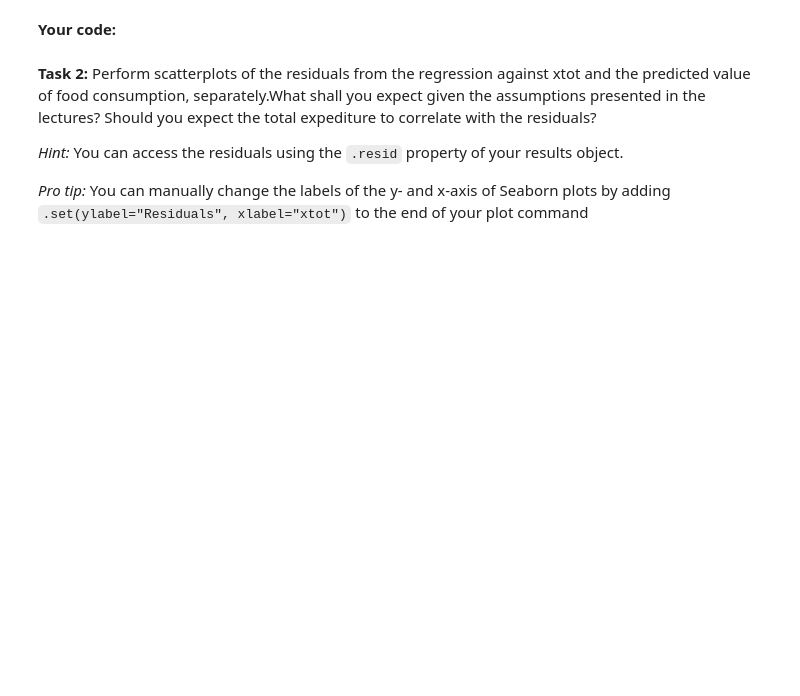
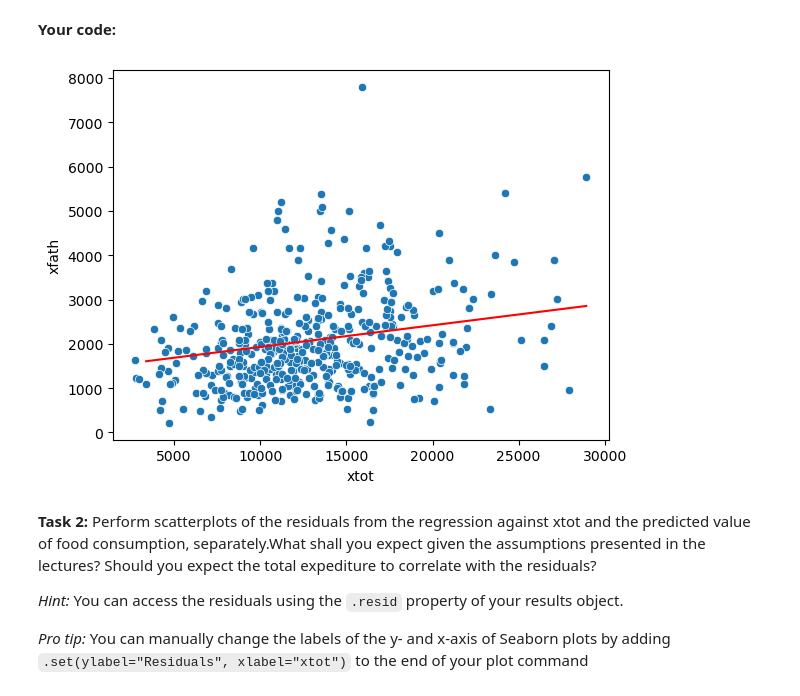
Before and after one commit to bschjerning/EconometricsA, a Jupyter notebook: 2_class/PS2_Regression_Analysis/ex_ante.ipynb, the cells around one changed output. Cells and saved outputs as stored; diff of their text form; code cells hidden in the pictures; blank space fills up the shorter version.

```diff
--- a/2_class/PS2_Regression_Analysis/ex_ante.ipynb
+++ b/2_class/PS2_Regression_Analysis/ex_ante.ipynb
@@ -102,3 +128,17 @@ male_P = df['']
 _Hint:_ You can calculate these statistics manually using the code from the lecture. Alternatively, you can access the statistics directly as properties of your OLS results object `sm.OLS.fit()`. If you named this object `results`, you can access the SST using `results.centered_tss`, the SSR using `results.ssr` and the SSE using `results.ess`.
 # %% [markdown]
 **Your code:**
+# %%
+X = sm.add_constant(X)
+
+
+results = sm.OLS(Y,X).fit()
+SST = results.centered_tss
+SSR = results.ssr
+SSE = results.ess
+
+
+print(results.summary())
+print(f"SST: {SST}")
+print(f"SSR: {SSR}")
+print(f"SSE: {SSE}")
@@ -134,6 +215,15 @@ To do a lineplot in Seaborn, use the `sns.lineplot(x, y, data)` method.
 To layer two plots on top of each other, simply execute two Seaborn commands after one another in a single cell.
 # %% [markdown]
 **Your code:**
+# %%
+import seaborn as sns
+import matplotlib.pyplot as plt
+
+y_hat = results.predict(X)
+sns.scatterplot(x='xtot', y='xfath', data=df)
+sns.lineplot(x='xtot', y=y_hat, data=df, color='red');
+# %% [output]
+[figure, added]
 # %% [markdown]
 **Task 2:** Perform scatterplots of the residuals from the regression against xtot and the predicted value of food consumption, separately.What shall you expect given the assumptions presented in the lectures? Should you expect the total expediture to correlate with the residuals?
 
```
Also changed, not shown: parts of 18 cells of this notebook, 13 other files.
